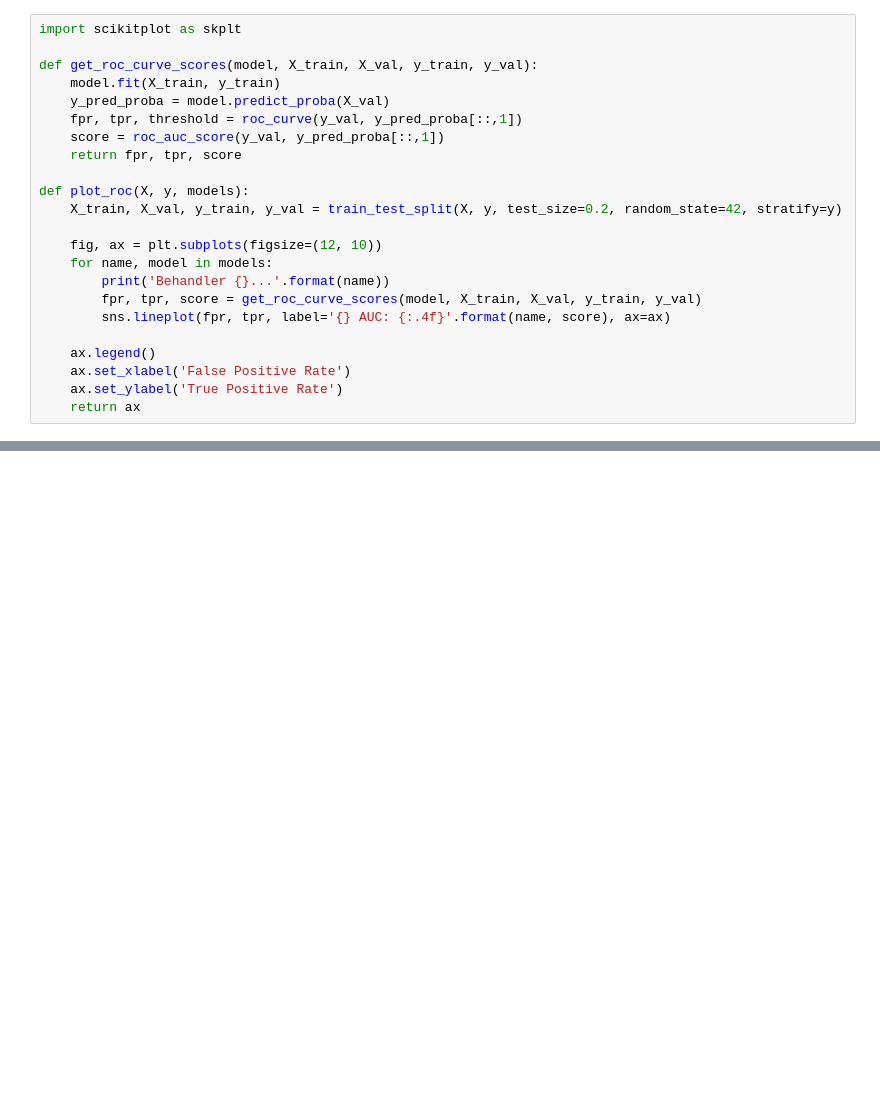
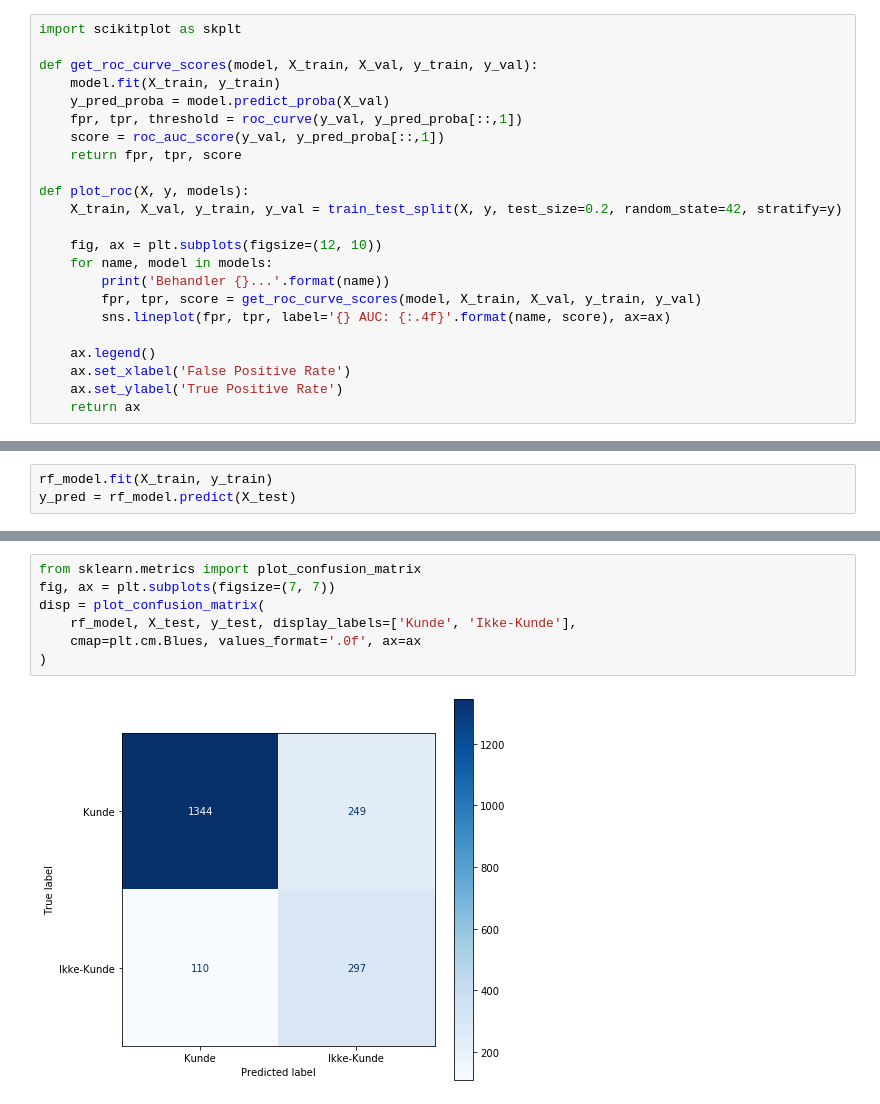
Before and after one commit to sheikhomar/lunch, a Jupyter notebook: analysis.ipynb, the cells around one changed output, grey strips where cells are left out. Saved outputs shown, nothing was run; the diff lists cells and outputs as text; blank space fills up the shorter version.

```diff
--- a/analysis.ipynb
+++ b/analysis.ipynb
@@ -815,0 +803,3 @@ Behandler XGBoost...
+# %%
+rf_model.fit(X_train, y_train)
+y_pred = rf_model.predict(X_test)
@@ -815,0 +817,9 @@ Behandler XGBoost...
+# %%
+from sklearn.metrics import plot_confusion_matrix
+fig, ax = plt.subplots(figsize=(7, 7))
+disp = plot_confusion_matrix(
+    rf_model, X_test, y_test, display_labels=['Kunde', 'Ikke-Kunde'],
+    cmap=plt.cm.Blues, values_format='.0f', ax=ax
+)
+# %% [output]
+[figure, added]
```
Also changed, not shown: parts of 10 cells of this notebook.
